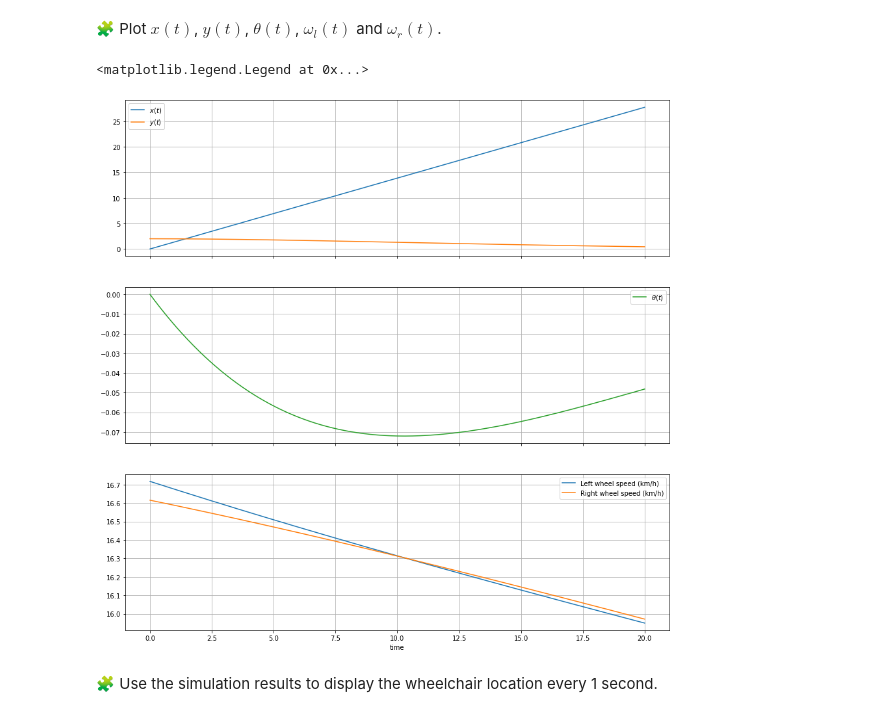
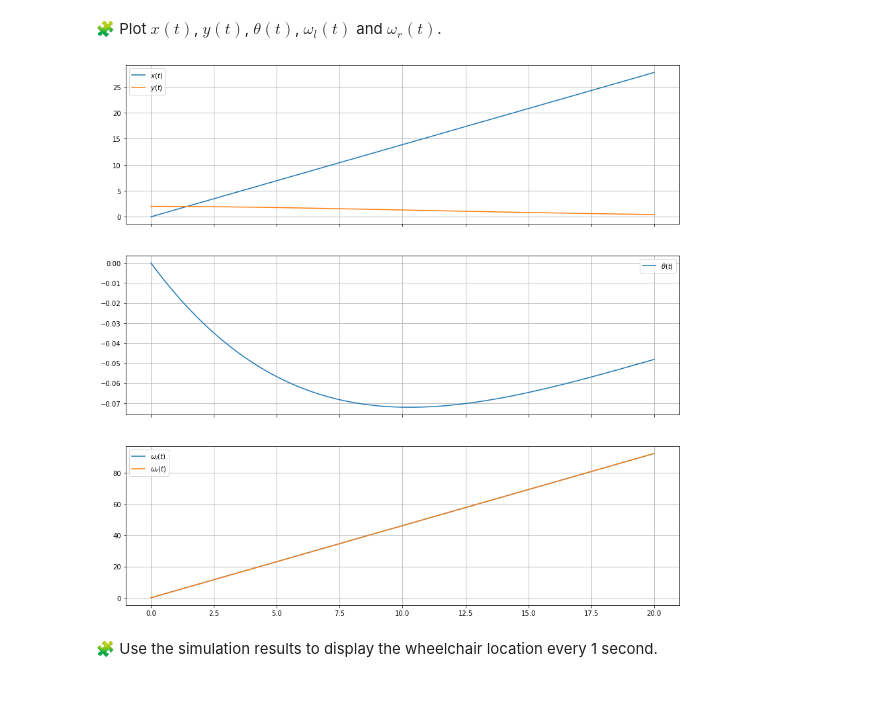
Before and after one commit to youssra191/control-engineering-with-python-project-2022-2023, a Jupyter notebook: Project-3.ipynb, the cells around one changed output. Saved outputs shown, nothing was run; the diff lists cells and outputs as text; code cells hidden in the pictures.

```diff
--- a/Project-3.ipynb
+++ b/Project-3.ipynb
@@ -926,33 +926,32 @@ r = solve_ivp(fun=fun, t_span=[0, 20], y0=[0, 2, 0], dense_output=True, rtol=1e-
 # %% [markdown]
 🧩 Plot $x(t)$, $y(t)$, $\theta(t)$, $\omega_l(t)$ and $\omega_r(t)$.
 # %%
-t = linspace(0.0, 20, 1000)
-xytheta = r["sol"](t)
-x, y, theta = xytheta
+t = linspace(0.0, tf, 1000)
+x, y, theta = r["sol"](t)
+
 fig = figure(figsize=(15, 15))
 ax1, ax2, ax3 = fig.subplots(3, 1, sharex=True)
+
 ax1.grid(True)
 ax1.plot(t, x, label="$x(t)$")
 ax1.plot(t, y, label="$y(t)$")
 ax1.legend()
+
 ax2.grid(True)
-ax2.plot(t, theta, label=r"$\theta(t)$", color="C2")
+ax2.plot(t, theta, label=r"$\theta(t)$")
 ax2.legend()
-xlabel("time")
 
-dOmega = -K @ xytheta
-wR = array([v / Rw, v / Rw])
+X = r["sol"](t)
+Omega = -K @ X
+omega_l = Omega[0, :]
+omega_r = Omega[1, :]
 
-omega_l = dOmega[0, :]
-omega_r = dOmega[1, :]
-
-ax3.plot(t, (omega_l + wR[0]) * 3.6, label=r"Left wheel speed (km/h)")
-ax3.plot(t, (omega_r + wR[1]) * 3.6, label=r"Right wheel speed (km/h)")
-grid()
-legend()
+ax3.plot(t, omega_l + v * t / Rw, label=r"$\omega_l(t)$")
+ax3.plot(t, omega_r + v * t / Rw, label=r"$\omega_r(t)$")
+ax3.legend()
+ax3.grid()
 # %% [output]
-<matplotlib.legend.Legend at 0x...>
-[figure, old version]
+[figure, new version]
 # %% [markdown]
 🧩 Use the simulation results to display the wheelchair location every 1 second.
 # %%
```
